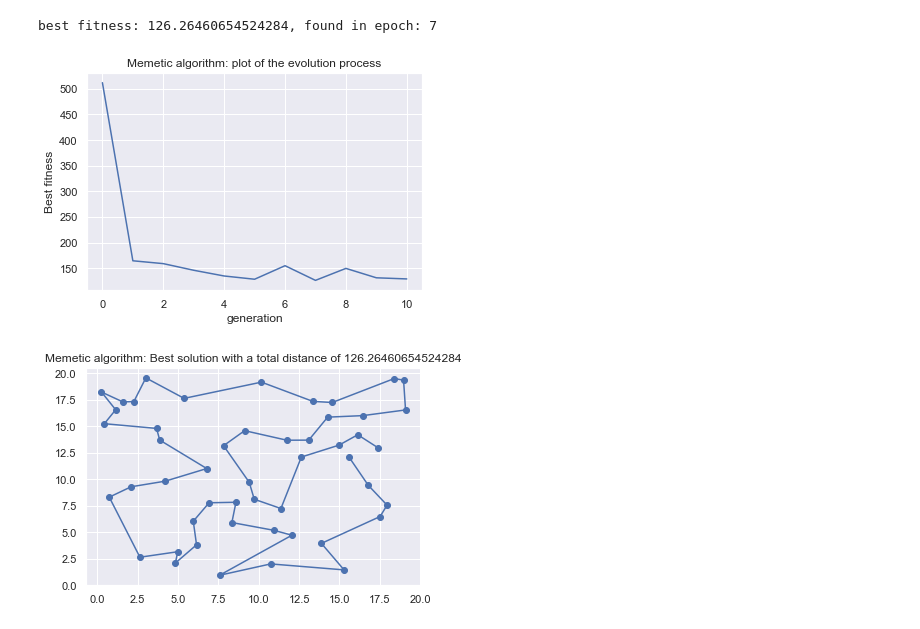
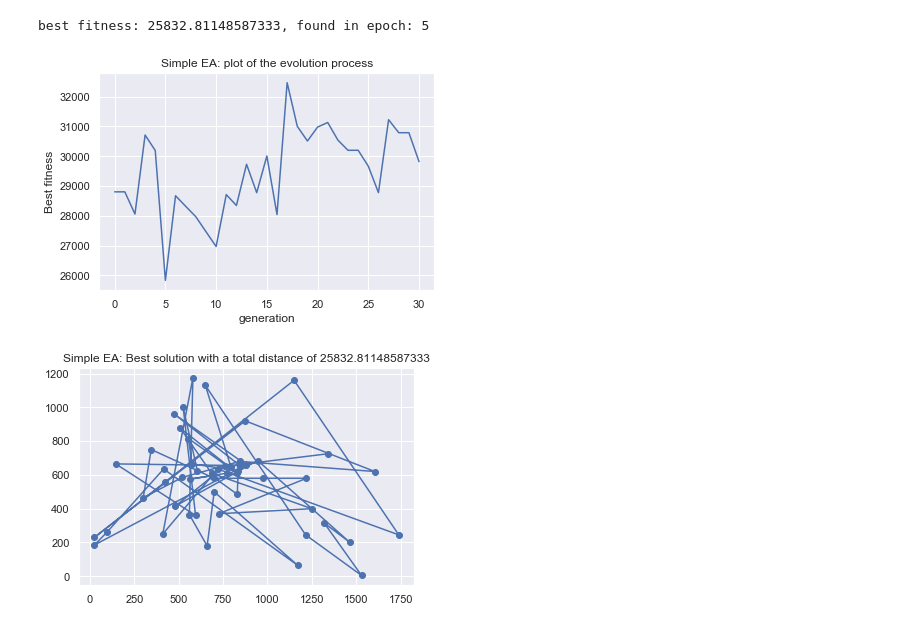
Before and after one commit to kaspardaemen/Natural-Computing, a Jupyter notebook: Exercise 6.ipynb, the cells around one changed output. Cells and saved outputs as stored; diff of their text form; code cells hidden in the pictures.

```diff
--- a/Exercise 6.ipynb
+++ b/Exercise 6.ipynb
@@ -221,14 +226,13 @@ best fitness: 438.4431832839129, found in epoch: 21
-# %%
-memetic_algorithm.run()
-memetic_algorithm.plot_results()
-# %% [output]
-best fitness: 126.26460654524284, found in epoch: 7
-[figure, removed]
-[figure, removed]
 # %%
 data = np.loadtxt('berlin52.tsp.txt')
 #delete the useless first column
 data = np.delete(data, 0, 1)
 # %%
-simple_EA = GA(data, ind_size=50, n_iterations = 30, mutation_prob=0.8, pop_size=100, crossover_prob=0.8, memetic = False)
+simple_EA = GA(data, n_iterations = 30, mutation_prob=0.8, pop_size=100, crossover_prob=0.8, memetic = False)
+simple_EA.run()
+simple_EA.plot_results()
+# %% [output]
+best fitness: 25832.81148587333, found in epoch: 5
+[figure, added]
+[figure, added]
 # %%
```
Also changed, not shown: parts of 7 cells of this notebook.
